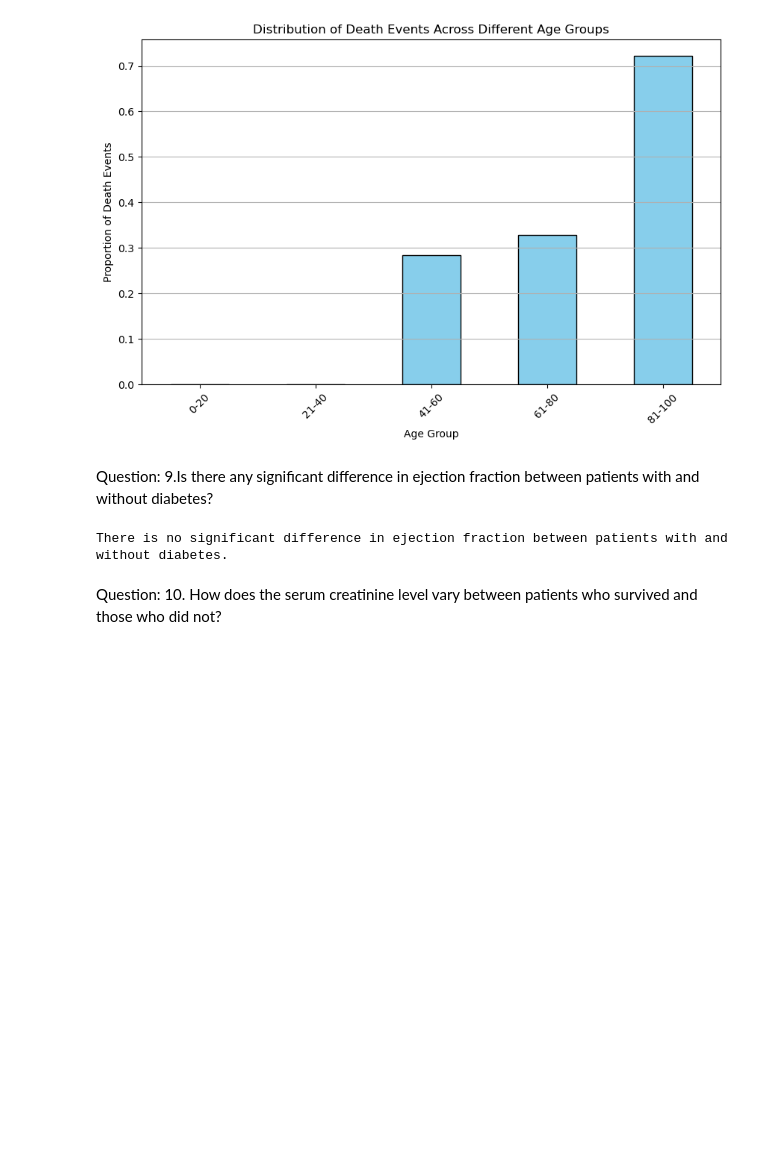
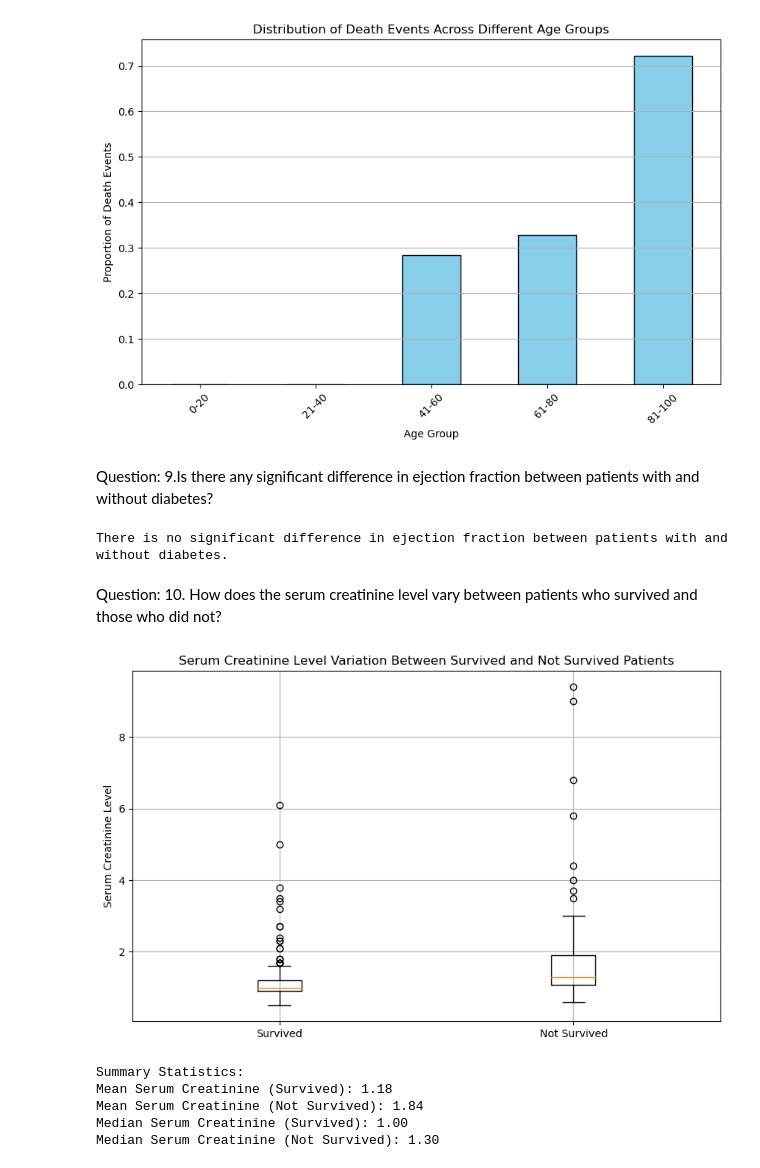
Before and after one commit to Md-Rizwan-Alam/EDA, a Jupyter notebook: EDA Assignment 1.ipynb, the cells around one changed output. Saved outputs shown, nothing was run; the diff lists cells and outputs as text; code cells hidden in the pictures; blank space fills up the shorter version.

```diff
--- a/EDA Assignment 1.ipynb
+++ b/EDA Assignment 1.ipynb
@@ -274,3 +274,35 @@ Question: 10. How does the serum creatinine level vary between patients who surv
 #Answer
 # %%
 import matplotlib.pyplot as plt
+# %%
+serum_creatinine_survived = df[df['DEATH_EVENT'] == 0]['serum_creatinine']
+serum_creatinine_not_survived = df[df['DEATH_EVENT'] == 1]['serum_creatinine']
+
+
+mean_serum_creatinine_survived = serum_creatinine_survived.mean()
+mean_serum_creatinine_not_survived = serum_creatinine_not_survived.mean()
+
+median_serum_creatinine_survived = serum_creatinine_survived.median()
+median_serum_creatinine_not_survived = serum_creatinine_not_survived.median()
+
+
+plt.figure(figsize=(10, 6))
+plt.boxplot([serum_creatinine_survived, serum_creatinine_not_survived], labels=['Survived', 'Not Survived'])
+plt.title('Serum Creatinine Level Variation Between Survived and Not Survived Patients')
+plt.ylabel('Serum Creatinine Level')
+plt.grid(True)
+plt.show()
+
+
+print("Summary Statistics:")
+print(f"Mean Serum Creatinine (Survived): {mean_serum_creatinine_survived:.2f}")
+print(f"Mean Serum Creatinine (Not Survived): {mean_serum_creatinine_not_survived:.2f}")
+print(f"Median Serum Creatinine (Survived): {median_serum_creatinine_survived:.2f}")
+print(f"Median Serum Creatinine (Not Survived): {median_serum_creatinine_not_survived:.2f}")
+# %% [output]
+[figure, added]
+Summary Statistics:
+Mean Serum Creatinine (Survived): 1.18
+Mean Serum Creatinine (Not Survived): 1.84
+Median Serum Creatinine (Survived): 1.00
+Median Serum Creatinine (Not Survived): 1.30
```
